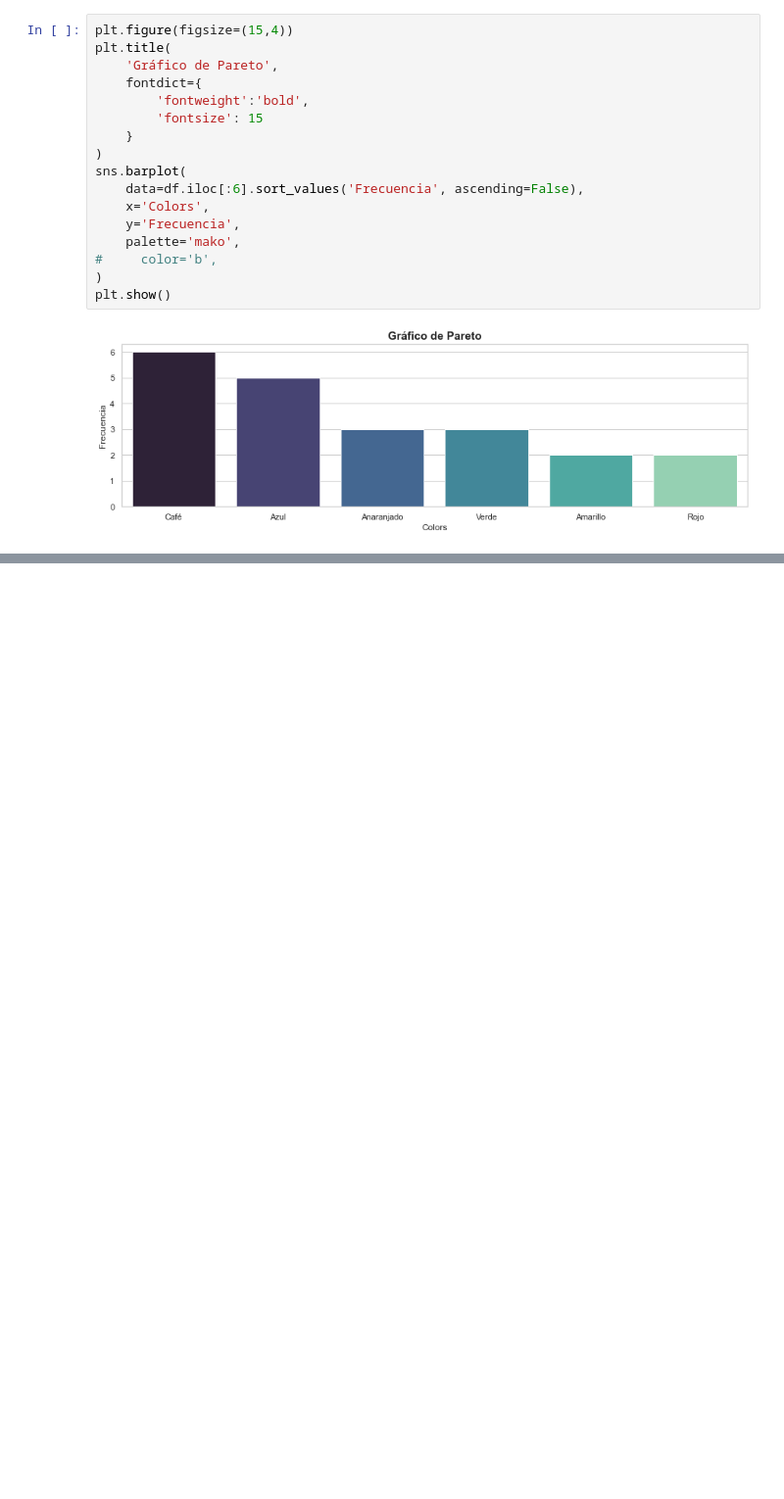
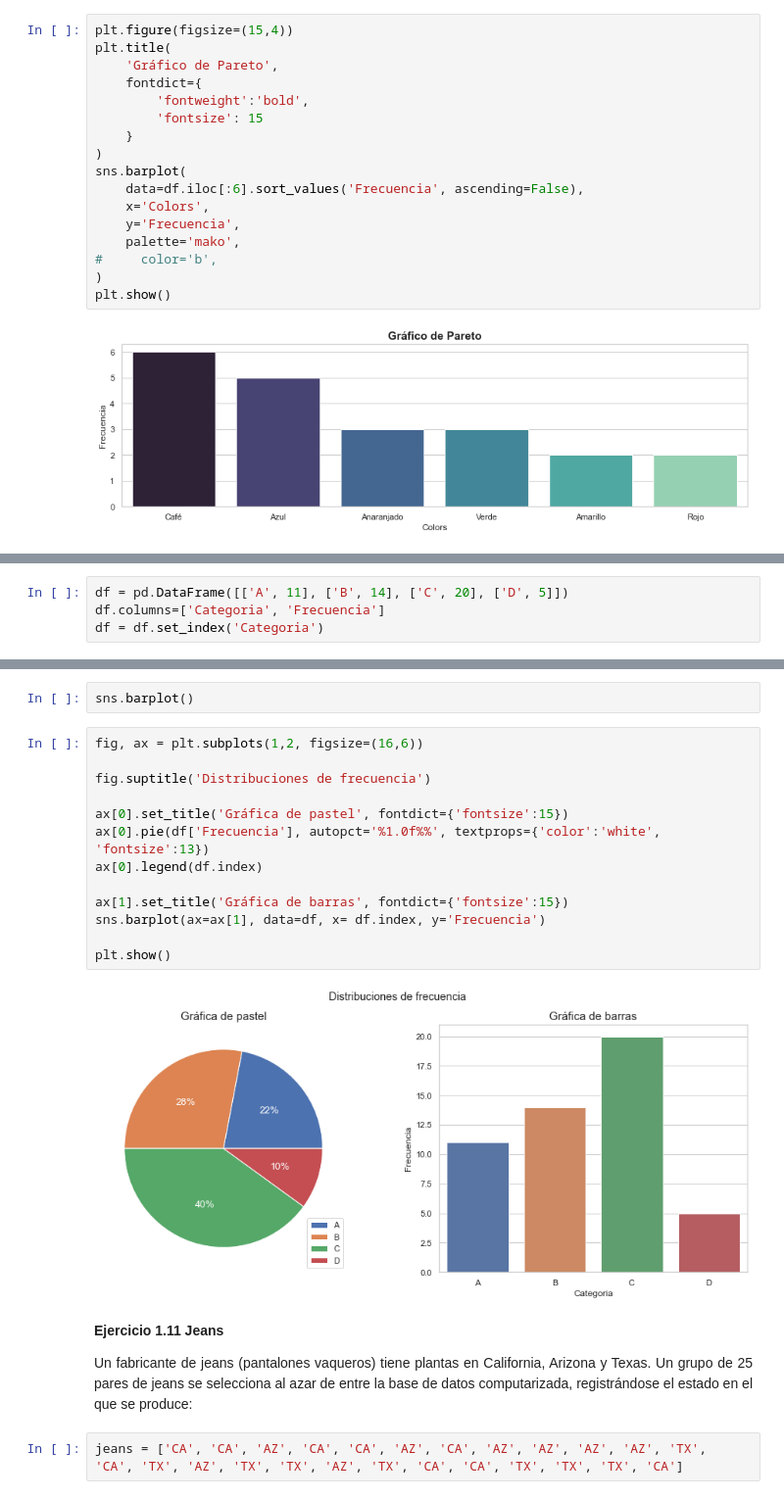
Before and after one commit to JuanFeA98/Estadistica_Probabilidad, a Jupyter notebook: Introduccion a la Probabilidad y Estadistica - Mendenhall & Beaver/1. Descripcion de datos por medio de graficas.ipynb, the cells around one changed output, grey strips where cells are left out. Shown: that part at 98% size. Saved outputs shown, nothing was run; the diff lists cells and outputs as text; blank space fills up the shorter version.

Commit message:
1. Descripción de datos por medio de graficas III

```diff
--- a/Introduccion a la Probabilidad y Estadistica - Mendenhall & Beaver/1. Descripcion de datos por medio de graficas.ipynb
+++ b/Introduccion a la Probabilidad y Estadistica - Mendenhall & Beaver/1. Descripcion de datos por medio de graficas.ipynb
@@ -121,0 +131,4 @@ plt.show()
+# %%
+df = pd.DataFrame([['A', 11], ['B', 14], ['C', 20], ['D', 5]])
+df.columns=['Categoria', 'Frecuencia']
+df = df.set_index('Categoria')
@@ -121,0 +144,25 @@ plt.show()
+# %%
+sns.barplot()
+# %%
+fig, ax = plt.subplots(1,2, figsize=(16,6))
+
+fig.suptitle('Distribuciones de frecuencia')
+
+ax[0].set_title('Gráfica de pastel', fontdict={'fontsize':15})
+ax[0].pie(df['Frecuencia'], autopct='%1.0f%%', textprops={'color':'white', 'fontsize':13})
+ax[0].legend(df.index)
+
+ax[1].set_title('Gráfica de barras', fontdict={'fontsize':15})
+sns.barplot(ax=ax[1], data=df, x= df.index, y='Frecuencia')
+
+plt.show()
+# %% [output]
+[figure, added]
+# %% [markdown]
+**Ejercicio 1.11 Jeans**
+
+<p style='text-align:justify'>
+Un fabricante de jeans (pantalones vaqueros) tiene plantas en California, Arizona y Texas. Un grupo de 25 pares de jeans se selecciona al azar de entre la base de datos computarizada, registrándose el estado en el que se produce:
+</p>
+# %%
+jeans = ['CA', 'CA', 'AZ', 'CA', 'CA', 'AZ', 'CA', 'AZ', 'AZ', 'AZ', 'AZ', 'TX', 'CA', 'TX', 'AZ', 'TX', 'TX', 'AZ', 'TX', 'CA', 'CA', 'TX', 'TX', 'TX', 'CA']
```
Also changed, not shown: parts of 11 cells of this notebook.
